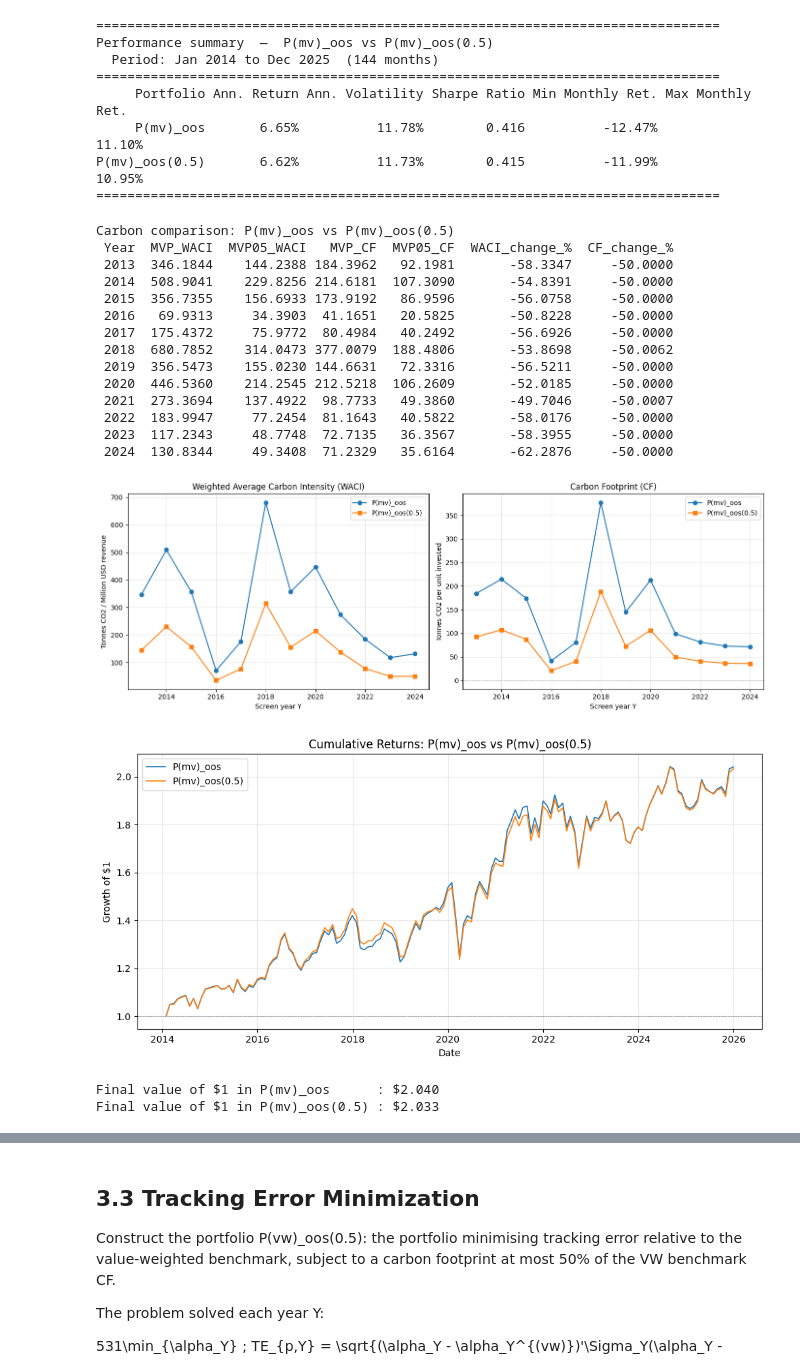
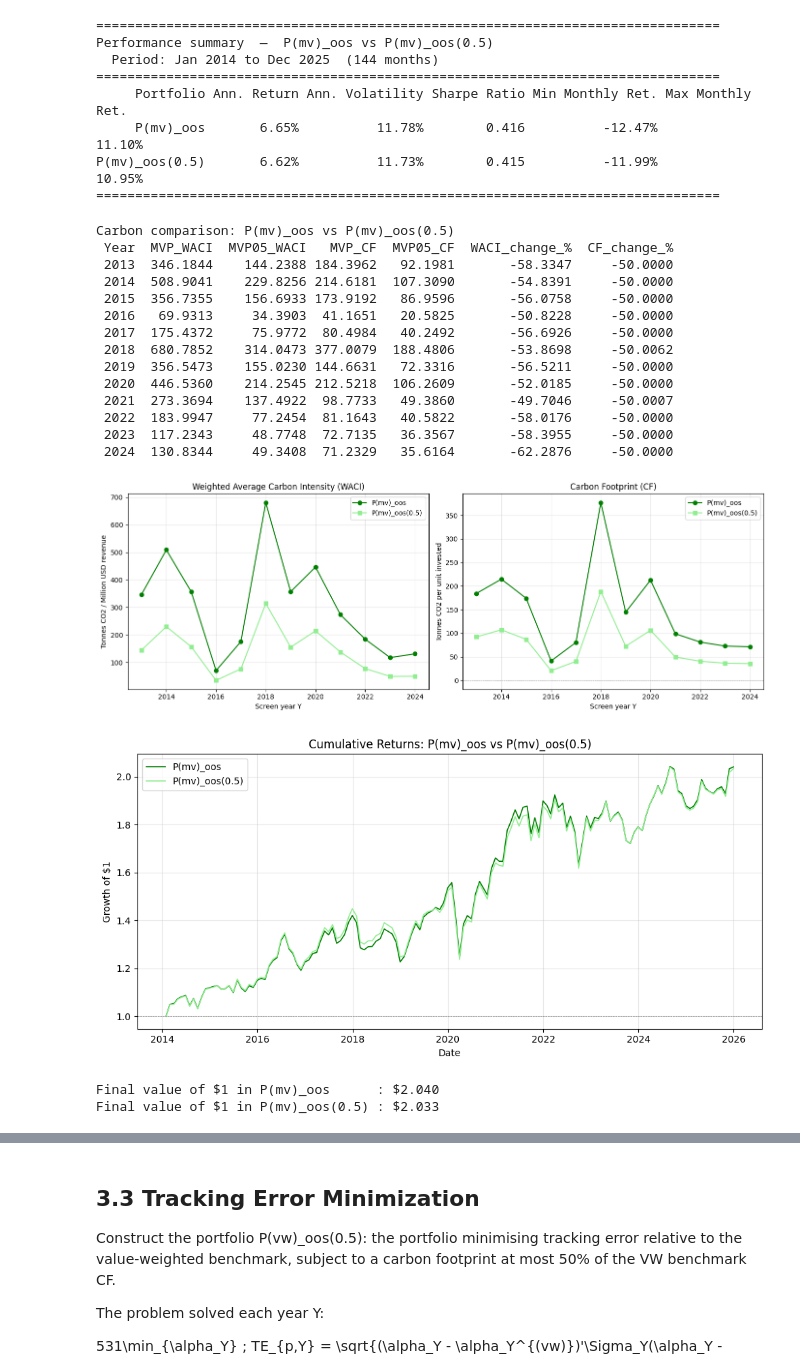
Before and after one commit to Saarujan06/Sustainability-Aware-Asset-Management-Project, a Jupyter notebook: final.ipynb, the cells around one changed output, grey strips where cells are left out. Saved outputs shown, nothing was run; the diff lists cells and outputs as text; code cells hidden in the pictures.

```diff
--- a/final.ipynb
+++ b/final.ipynb
@@ -1904,47 +1904,47 @@ carbon_compare.to_csv(OUT_DIR / "mvp_vs_mvp05_carbon.csv", index=False)
 
 fig, (ax1, ax2) = plt.subplots(1, 2, figsize=(14, 5))
 
-ax1.plot(carbon_compare["Year"], carbon_compare["MVP_WACI"],   marker="o", label="P(mv)_oos")
-ax1.plot(carbon_compare["Year"], carbon_compare["MVP05_WACI"], marker="s", label="P(mv)_oos(0.5)")
+ax1.plot(carbon_compare["Year"], carbon_compare["MVP_WACI"],   marker="o", label="P(mv)_oos", color="green")
+ax1.plot(carbon_compare["Year"], carbon_compare["MVP05_WACI"], marker="s", label="P(mv)_oos(0.5)", color="lightgreen")
 ax1.set_title("Weighted Average Carbon Intensity (WACI)")
 ax1.set_ylabel("Tonnes CO2 / Million USD revenue")
 ax1.set_xlabel("Screen year Y")
 ax1.legend(); ax1.grid(True, alpha=0.3)
 
-ax2.plot(carbon_compare["Year"], carbon_compare["MVP_CF"],   marker="o", label="P(mv)_oos")
-ax2.plot(carbon_compare["Year"], carbon_compare["MVP05_CF"], marker="s", label="P(mv)_oos(0.5)")
+ax2.plot(carbon_compare["Year"], carbon_compare["MVP_CF"],   marker="o", label="P(mv)_oos", color="green")
+ax2.plot(carbon_compare["Year"], carbon_compare["MVP05_CF"], marker="s", label="P(mv)_oos(0.5)", color="lightgreen")
 ax2.axhline(0.0, color="grey", linestyle="--", linewidth=0.5)
 ax2.set_title("Carbon Footprint (CF)")
 ax2.set_ylabel("Tonnes CO2 per unit invested")
 ax2.set_xlabel("Screen year Y")
 ax2.legend(); ax2.grid(True, alpha=0.3)
 
 plt.tight_layout()
 fig.savefig(OUT_DIR / "mvp_vs_mvp05_carbon_plot.png", dpi=300, bbox_inches="tight")
 plt.show()
 # %% [output]
 Carbon comparison: P(mv)_oos vs P(mv)_oos(0.5)
  Year  MVP_WACI  MVP05_WACI   MVP_CF  MVP05_CF  WACI_change_%  CF_change_%
  2013  346.1844    144.2388 184.3962   92.1981       -58.3347     -50.0000
  2014  508.9041    229.8256 214.6181  107.3090       -54.8391     -50.0000
  2015  356.7355    156.6933 173.9192   86.9596       -56.0758     -50.0000
  2016   69.9313     34.3903  41.1651   20.5825       -50.8228     -50.0000
  2017  175.4372     75.9772  80.4984   40.2492       -56.6926     -50.0000
  2018  680.7852    314.0473 377.0079  188.4806       -53.8698     -50.0062
  2019  356.5473    155.0230 144.6631   72.3316       -56.5211     -50.0000
  2020  446.5360    214.2545 212.5218  106.2609       -52.0185     -50.0000
  2021  273.3694    137.4922  98.7733   49.3860       -49.7046     -50.0007
  2022  183.9947     77.2454  81.1643   40.5822       -58.0176     -50.0000
  2023  117.2343     48.7748  72.7135   36.3567       -58.3955     -50.0000
  2024  130.8344     49.3408  71.2329   35.6164       -62.2876     -50.0000
-[figure, old version]
+[figure, new version]
 # %%
 mvp_cum   = (1.0 + mvp_aligned).cumprod()
 mvp05_cum = (1.0 + mvp05_aligned).cumprod()
 
 fig, ax = plt.subplots(figsize=(10, 5))
-ax.plot(mvp_cum.index,   mvp_cum,   linewidth=1.2, label="P(mv)_oos")
-ax.plot(mvp05_cum.index, mvp05_cum, linewidth=1.2, label="P(mv)_oos(0.5)")
+ax.plot(mvp_cum.index,   mvp_cum,   linewidth=1.2, label="P(mv)_oos", color="green")
+ax.plot(mvp05_cum.index, mvp05_cum, linewidth=1.2, label="P(mv)_oos(0.5)", color="lightgreen")
 ax.axhline(1.0, color="grey", linestyle="--", linewidth=0.5)
 ax.set_title("Cumulative Returns: P(mv)_oos vs P(mv)_oos(0.5)")
 ax.set_xlabel("Date"); ax.set_ylabel("Growth of $1")
@@ -1956,7 +1956,7 @@ plt.show()
 print(f"Final value of $1 in P(mv)_oos      : ${mvp_cum.iloc[-1]:.3f}")
 print(f"Final value of $1 in P(mv)_oos(0.5) : ${mvp05_cum.iloc[-1]:.3f}")
 # %% [output]
-[figure, old version]
+[figure, new version]
 Final value of $1 in P(mv)_oos      : $2.040
 Final value of $1 in P(mv)_oos(0.5) : $2.033
 # %%
```
Also changed, not shown: parts of 2 cells of this notebook, 7 other files.
